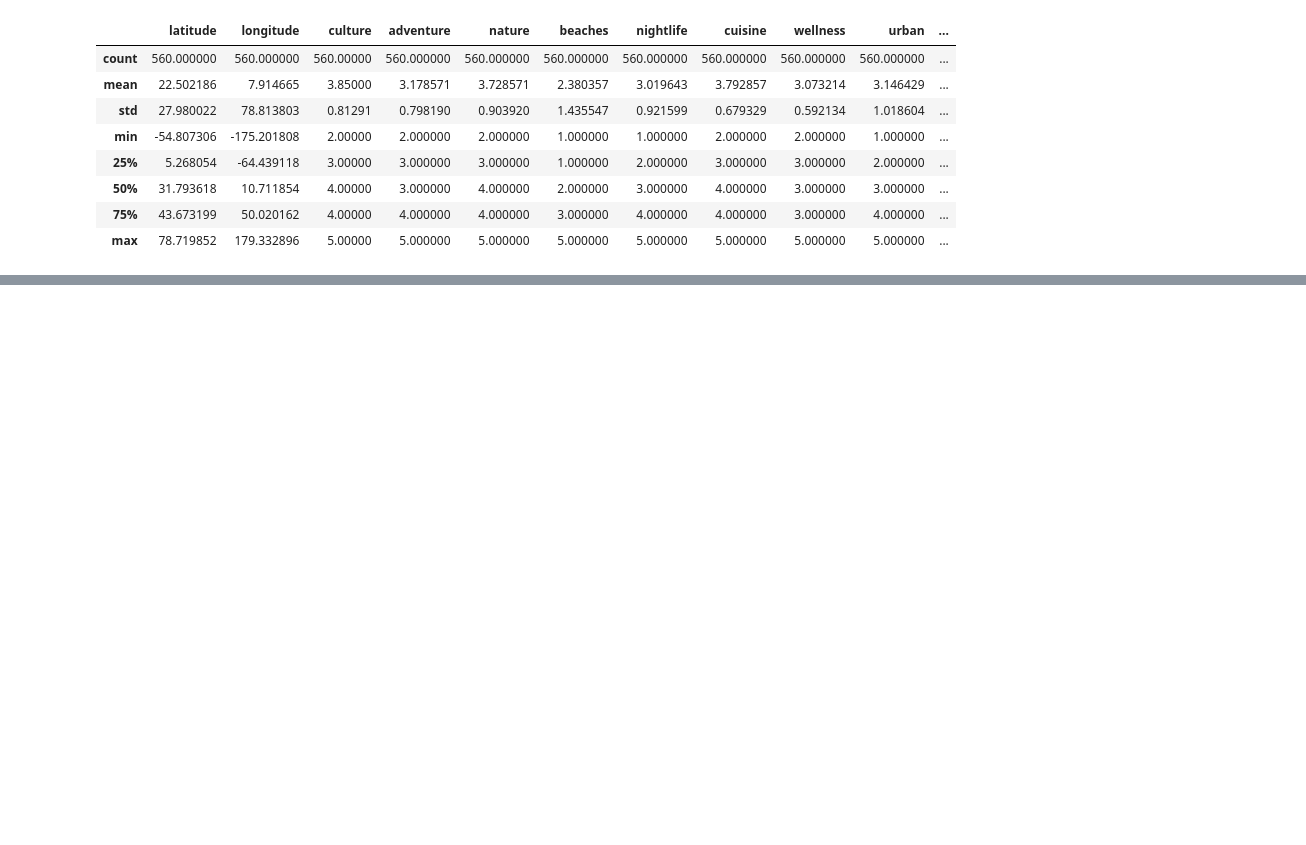
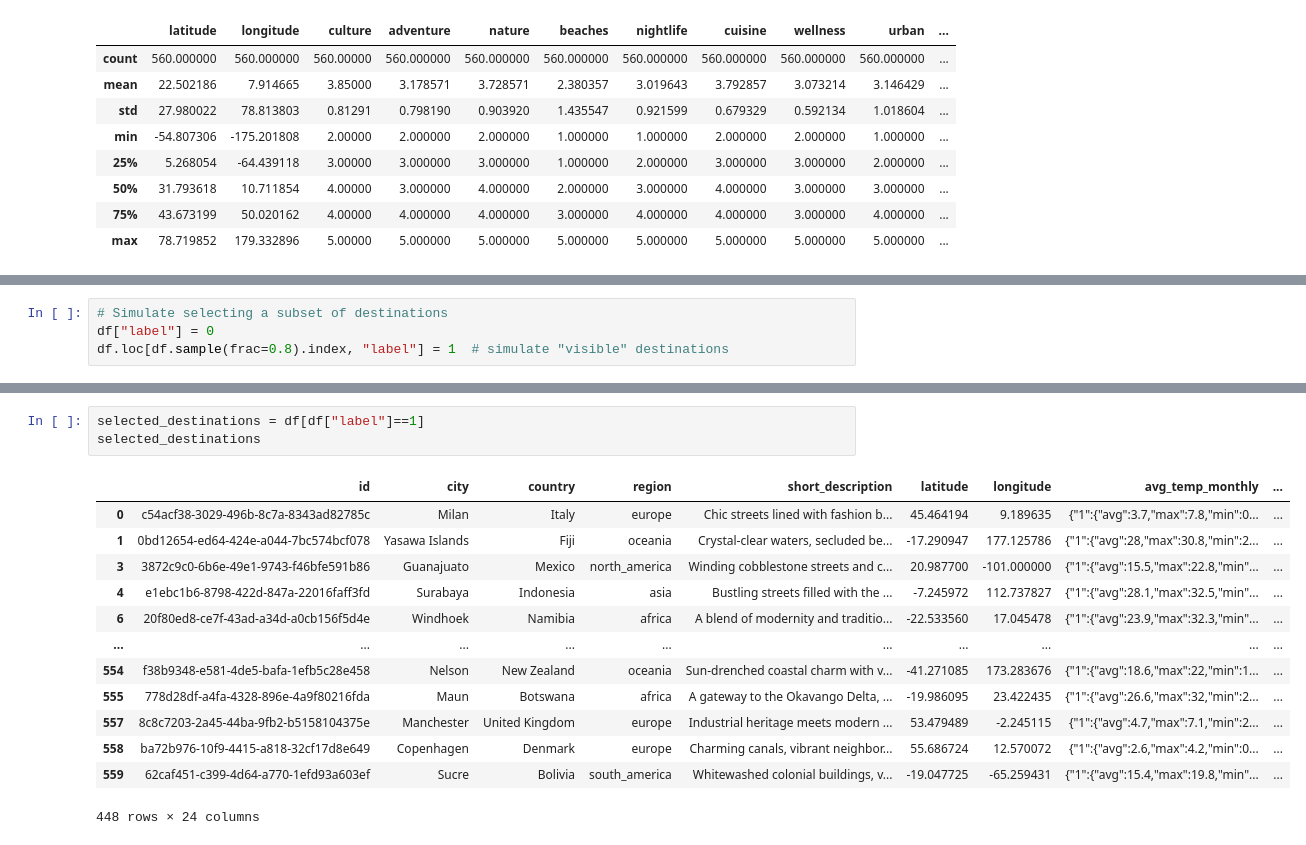
Before and after one commit to Danzigerrr/Worldwide-Travel-Destinations-AI-App, a Jupyter notebook: dynamic_filters.ipynb, the cells around one changed output, grey strips where cells are left out. Saved outputs shown, nothing was run; the diff lists cells and outputs as text; blank space fills up the shorter version.

```diff
--- a/dynamic_filters.ipynb
+++ b/dynamic_filters.ipynb
@@ -37,0 +64,4 @@ df.describe()
+# %%
+# Simulate selecting a subset of destinations
+df["label"] = 0
+df.loc[df.sample(frac=0.8).index, "label"] = 1  # simulate "visible" destinations
@@ -38,3 +80,20 @@ df.describe()
+# %%
+selected_destinations = df[df["label"]==1]
+selected_destinations
+# %% [output]
+|  | id | city | country | region | short_description | latitude | longitude | avg_temp_monthly | ... |
+| 0 | c54acf38-3029-496b-8c7a-8343ad82785c | Milan | Italy | europe | Chic streets lined with fashion b... | 45.464194 | 9.189635 | {"1":{"avg":3.7,"max":7.8,"min":0... | ... |
+| 1 | 0bd12654-ed64-424e-a044-7bc574bcf078 | Yasawa Islands | Fiji | oceania | Crystal-clear waters, secluded be... | -17.290947 | 177.125786 | {"1":{"avg":28,"max":30.8,"min":2... | ... |
+| 3 | 3872c9c0-6b6e-49e1-9743-f46bfe591b86 | Guanajuato | Mexico | north_america | Winding cobblestone streets and c... | 20.987700 | -101.000000 | {"1":{"avg":15.5,"max":22.8,"min"... | ... |
+| 4 | e1ebc1b6-8798-422d-847a-22016faff3fd | Surabaya | Indonesia | asia | Bustling streets filled with the ... | -7.245972 | 112.737827 | {"1":{"avg":28.1,"max":32.5,"min"... | ... |
+| 6 | 20f80ed8-ce7f-43ad-a34d-a0cb156f5d4e | Windhoek | Namibia | africa | A blend of modernity and traditio... | -22.533560 | 17.045478 | {"1":{"avg":23.9,"max":32.3,"min"... | ... |
+| ... | ... | ... | ... | ... | ... | ... | ... | ... | ... |
+| 554 | f38b9348-e581-4de5-bafa-1efb5c28e458 | Nelson | New Zealand | oceania | Sun-drenched coastal charm with v... | -41.271085 | 173.283676 | {"1":{"avg":18.6,"max":22,"min":1... | ... |
+| 555 | 778d28df-a4fa-4328-896e-4a9f80216fda | Maun | Botswana | africa | A gateway to the Okavango Delta, ... | -19.986095 | 23.422435 | {"1":{"avg":26.6,"max":32,"min":2... | ... |
+| 557 | 8c8c7203-2a45-44ba-9fb2-b5158104375e | Manchester | United Kingdom | europe | Industrial heritage meets modern ... | 53.479489 | -2.245115 | {"1":{"avg":4.7,"max":7.1,"min":2... | ... |
+| 558 | ba72b976-10f9-4415-a818-32cf17d8e649 | Copenhagen | Denmark | europe | Charming canals, vibrant neighbor... | 55.686724 | 12.570072 | {"1":{"avg":2.6,"max":4.2,"min":0... | ... |
+| 559 | 62caf451-c399-4d64-a770-1efd93a603ef | Sucre | Bolivia | south_america | Whitewashed colonial buildings, v... | -19.047725 | -65.259431 | {"1":{"avg":15.4,"max":19.8,"min"... | ... |
+448 rows × 24 columns
 # %%
 def get_dynamic_filters(dataframe, top_n=5):
     df = dataframe.copy()
```
Also changed, not shown: parts of 9 cells of this notebook.
